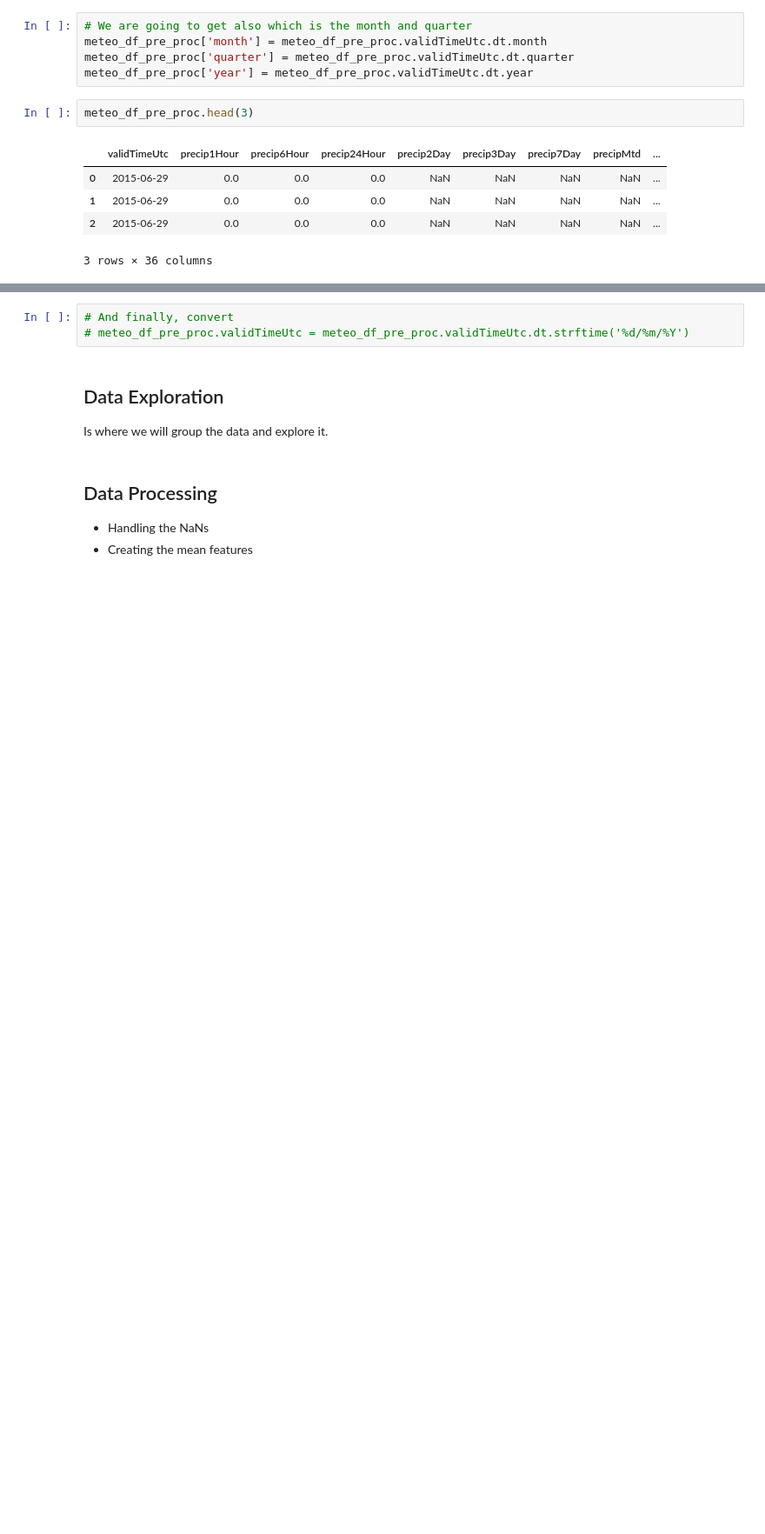
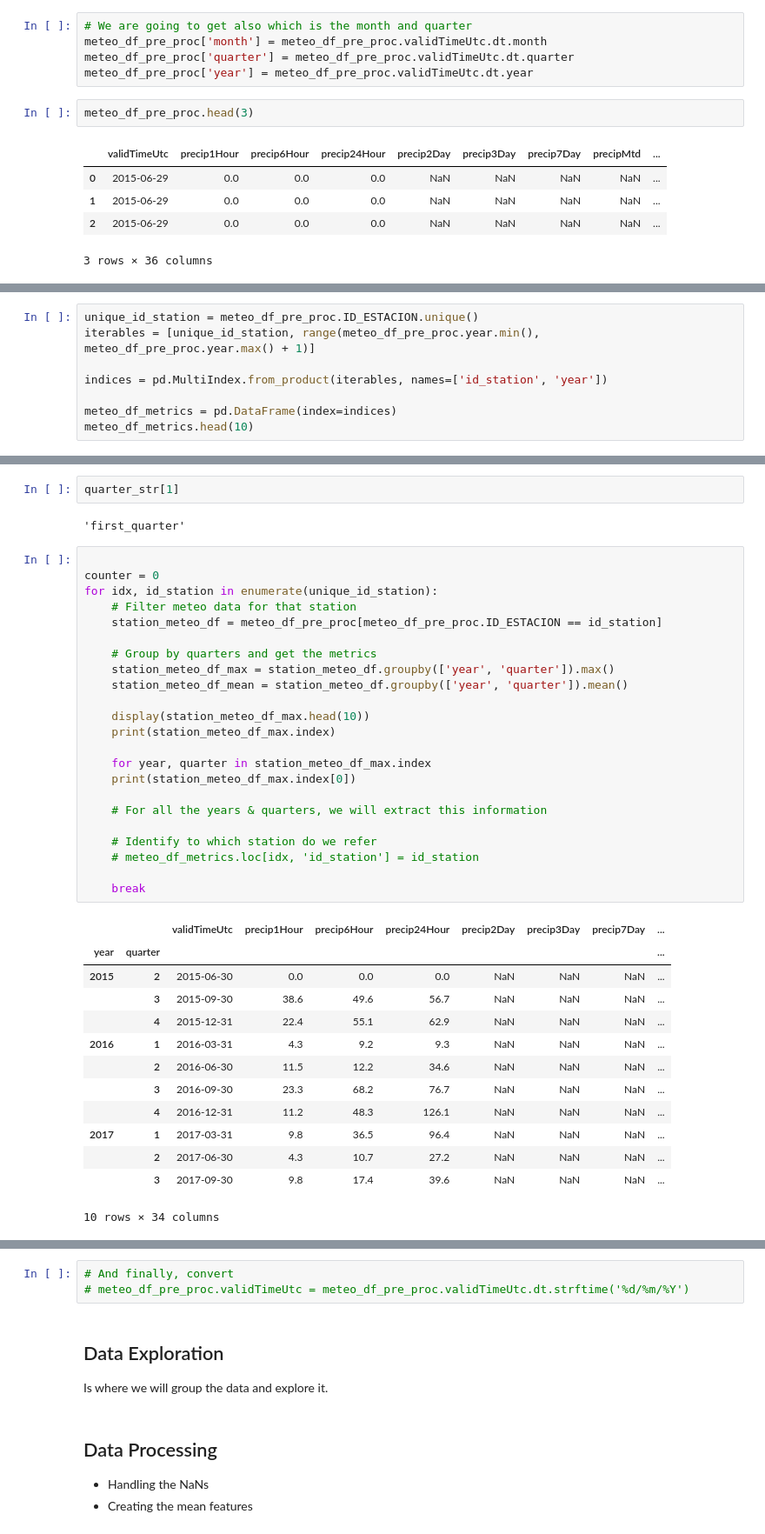
Before and after one commit to Savitar-Hub/sales-forecasting, a Jupyter notebook: wine-production/1. Exploratory Data Analysis.ipynb, the cells around one changed output, grey strips where cells are left out. Shown at 87% size. Saved outputs shown, nothing was run; the diff lists cells and outputs as text; blank space fills up the shorter version.

```diff
--- a/wine-production/1. Exploratory Data Analysis.ipynb
+++ b/wine-production/1. Exploratory Data Analysis.ipynb
@@ -312,0 +372,8 @@ meteo_df_pre_proc.head(3)
+# %%
+unique_id_station = meteo_df_pre_proc.ID_ESTACION.unique()
+iterables = [unique_id_station, range(meteo_df_pre_proc.year.min(), meteo_df_pre_proc.year.max() + 1)]
+
+indices = pd.MultiIndex.from_product(iterables, names=['id_station', 'year'])
+
+meteo_df_metrics = pd.DataFrame(index=indices)
+meteo_df_metrics.head(10)
@@ -312,0 +400,41 @@ meteo_df_pre_proc.head(3)
+# %%
+quarter_str[1]
+# %% [output]
+'first_quarter'
+# %%
+
+counter = 0
+for idx, id_station in enumerate(unique_id_station):
+    # Filter meteo data for that station
+    station_meteo_df = meteo_df_pre_proc[meteo_df_pre_proc.ID_ESTACION == id_station]
+
+    # Group by quarters and get the metrics
+    station_meteo_df_max = station_meteo_df.groupby(['year', 'quarter']).max()
+    station_meteo_df_mean = station_meteo_df.groupby(['year', 'quarter']).mean()
+
+    display(station_meteo_df_max.head(10))
+    print(station_meteo_df_max.index)
+
+    for year, quarter in station_meteo_df_max.index
+    print(station_meteo_df_max.index[0])
+
+    # For all the years & quarters, we will extract this information
+
+    # Identify to which station do we refer
+    # meteo_df_metrics.loc[idx, 'id_station'] = id_station
+
+    break
+# %% [output]
+|  |  | validTimeUtc | precip1Hour | precip6Hour | precip24Hour | precip2Day | precip3Day | precip7Day | ... |
+| year | quarter |  |  |  |  |  |  |  | ... |
+| 2015 | 2 | 2015-06-30 | 0.0 | 0.0 | 0.0 | NaN | NaN | NaN | ... |
+|  | 3 | 2015-09-30 | 38.6 | 49.6 | 56.7 | NaN | NaN | NaN | ... |
+|  | 4 | 2015-12-31 | 22.4 | 55.1 | 62.9 | NaN | NaN | NaN | ... |
+| 2016 | 1 | 2016-03-31 | 4.3 | 9.2 | 9.3 | NaN | NaN | NaN | ... |
+|  | 2 | 2016-06-30 | 11.5 | 12.2 | 34.6 | NaN | NaN | NaN | ... |
+|  | 3 | 2016-09-30 | 23.3 | 68.2 | 76.7 | NaN | NaN | NaN | ... |
+|  | 4 | 2016-12-31 | 11.2 | 48.3 | 126.1 | NaN | NaN | NaN | ... |
+| 2017 | 1 | 2017-03-31 | 9.8 | 36.5 | 96.4 | NaN | NaN | NaN | ... |
+|  | 2 | 2017-06-30 | 4.3 | 10.7 | 27.2 | NaN | NaN | NaN | ... |
+|  | 3 | 2017-09-30 | 9.8 | 17.4 | 39.6 | NaN | NaN | NaN | ... |
+10 rows × 34 columns
```
Also changed, not shown: parts of 6 cells of this notebook.
